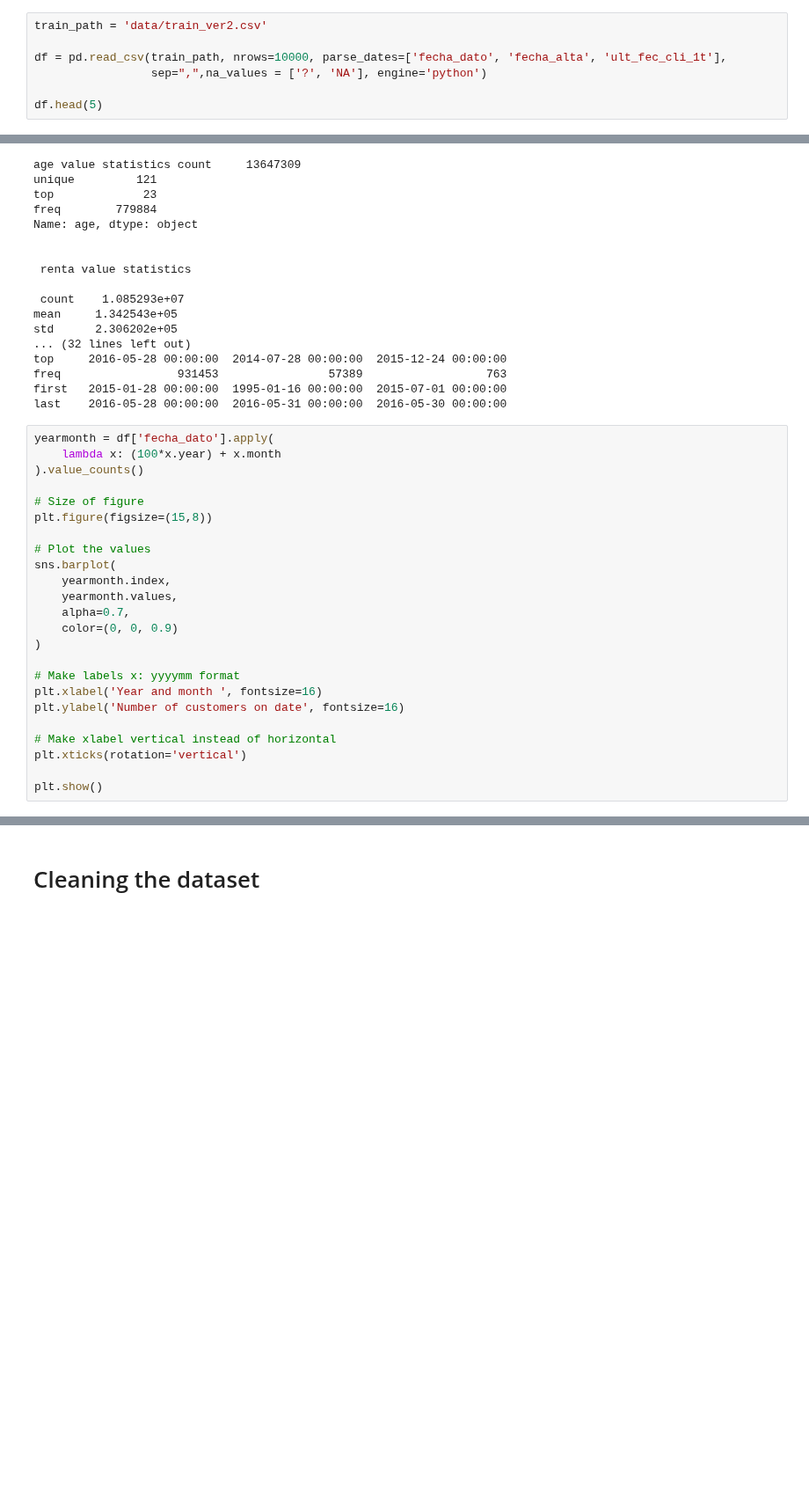
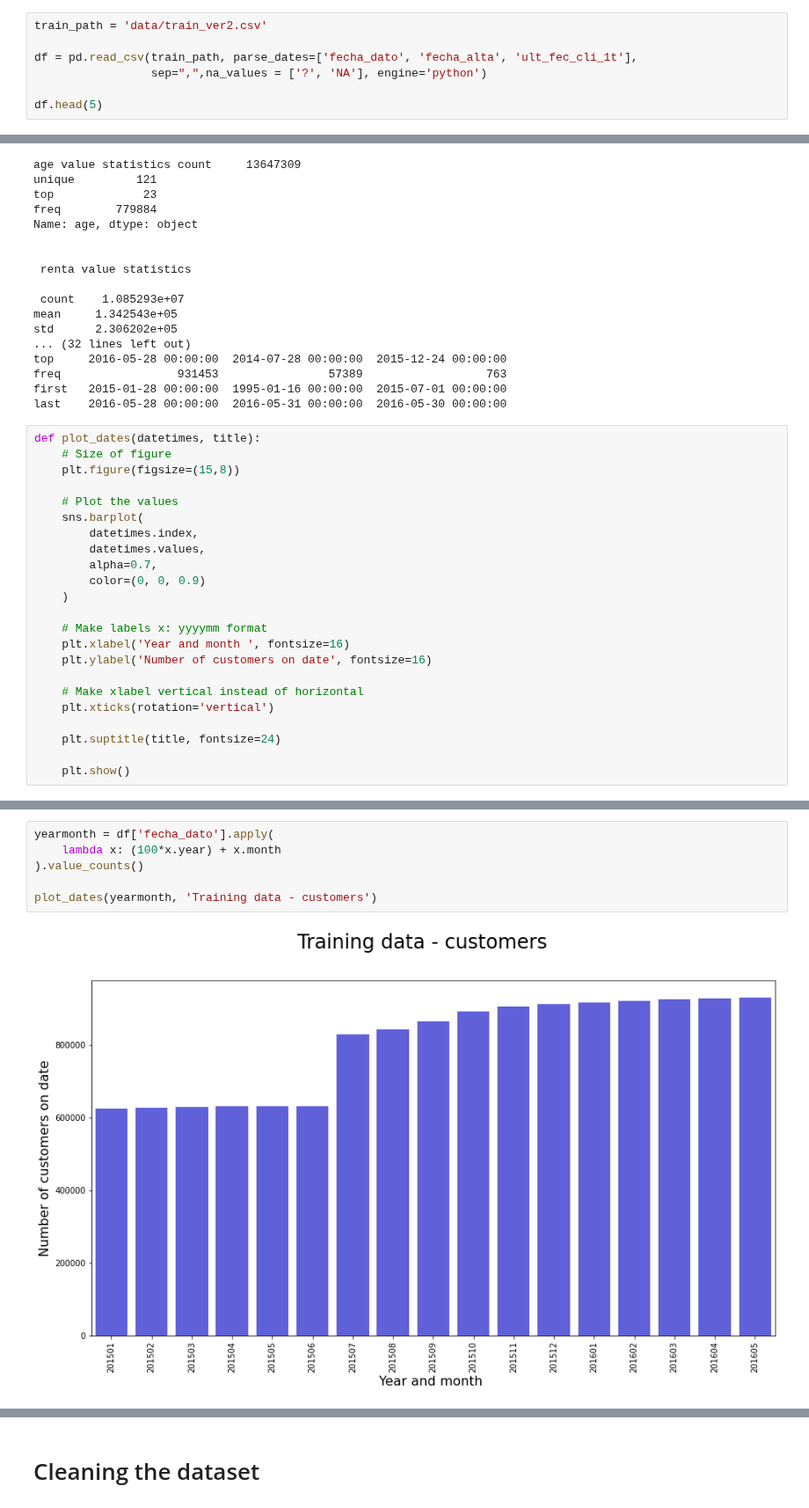
Before and after one commit to casperbh96/mbml, a Jupyter notebook: Data Preparation.ipynb, the cells around one changed output, grey strips where cells are left out. Shown at 88% size. Saved outputs shown, nothing was run; the diff lists cells and outputs as text; blank space fills up the shorter version.

```diff
--- a/Data Preparation.ipynb
+++ b/Data Preparation.ipynb
@@ -14,7 +14,7 @@ This is the Santander Product Recommendation dataset from [Kaggle](https://www.k
 # %%
 train_path = 'data/train_ver2.csv'
 
-df = pd.read_csv(train_path, nrows=10000, parse_dates=['fecha_dato', 'fecha_alta', 'ult_fec_cli_1t'],
+df = pd.read_csv(train_path, parse_dates=['fecha_dato', 'fecha_alta', 'ult_fec_cli_1t'],
                  sep=",",na_values = ['?', 'NA'], engine='python')
 
 df.head(5)
@@ -91,26 +66,25 @@ freq                 931453                57389                  763
 first   2015-01-28 00:00:00  1995-01-16 00:00:00  2015-07-01 00:00:00
 last    2016-05-28 00:00:00  2016-05-31 00:00:00  2016-05-30 00:00:00
 # %%
-yearmonth = df['fecha_dato'].apply(
-    lambda x: (100*x.year) + x.month
-).value_counts()
+def plot_dates(datetimes, title):
+    # Size of figure
+    plt.figure(figsize=(15,8))
 
-# Size of figure
-plt.figure(figsize=(15,8))
+    # Plot the values
+    sns.barplot(
+        datetimes.index,
+        datetimes.values,
+        alpha=0.7,
+        color=(0, 0, 0.9)
+    )
 
-# Plot the values
-sns.barplot(
-    yearmonth.index,
-    yearmonth.values,
-    alpha=0.7,
-    color=(0, 0, 0.9)
-)
+    # Make labels x: yyyymm format
+    plt.xlabel('Year and month ', fontsize=16)
+    plt.ylabel('Number of customers on date', fontsize=16)
 
-# Make labels x: yyyymm format
-plt.xlabel('Year and month ', fontsize=16)
-plt.ylabel('Number of customers on date', fontsize=16)
+    # Make xlabel vertical instead of horizontal
+    plt.xticks(rotation='vertical')
 
-# Make xlabel vertical instead of horizontal
-plt.xticks(rotation='vertical')
+    plt.suptitle(title, fontsize=24)
 
-plt.show()
+    plt.show()
@@ -118,0 +91,8 @@ plt.show()
+# %%
+yearmonth = df['fecha_dato'].apply(
+    lambda x: (100*x.year) + x.month
+).value_counts()
+
+plot_dates(yearmonth, 'Training data - customers')
+# %% [output]
+[figure, added]
```
Also changed, not shown: parts of 6 cells of this notebook.
